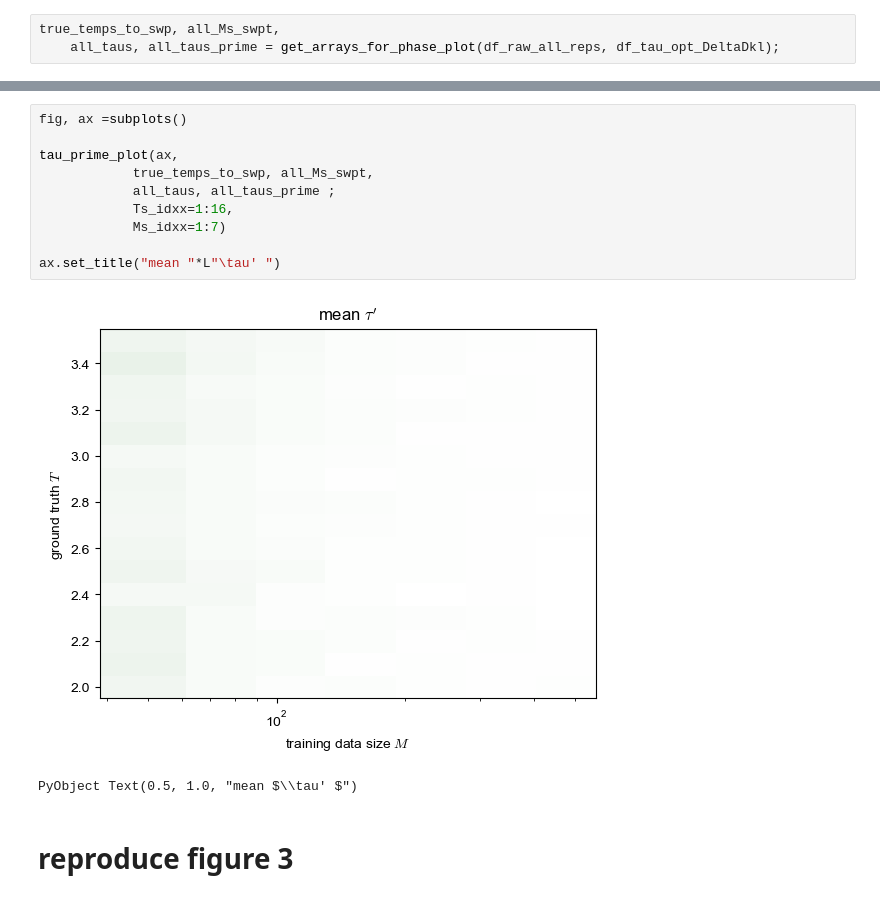
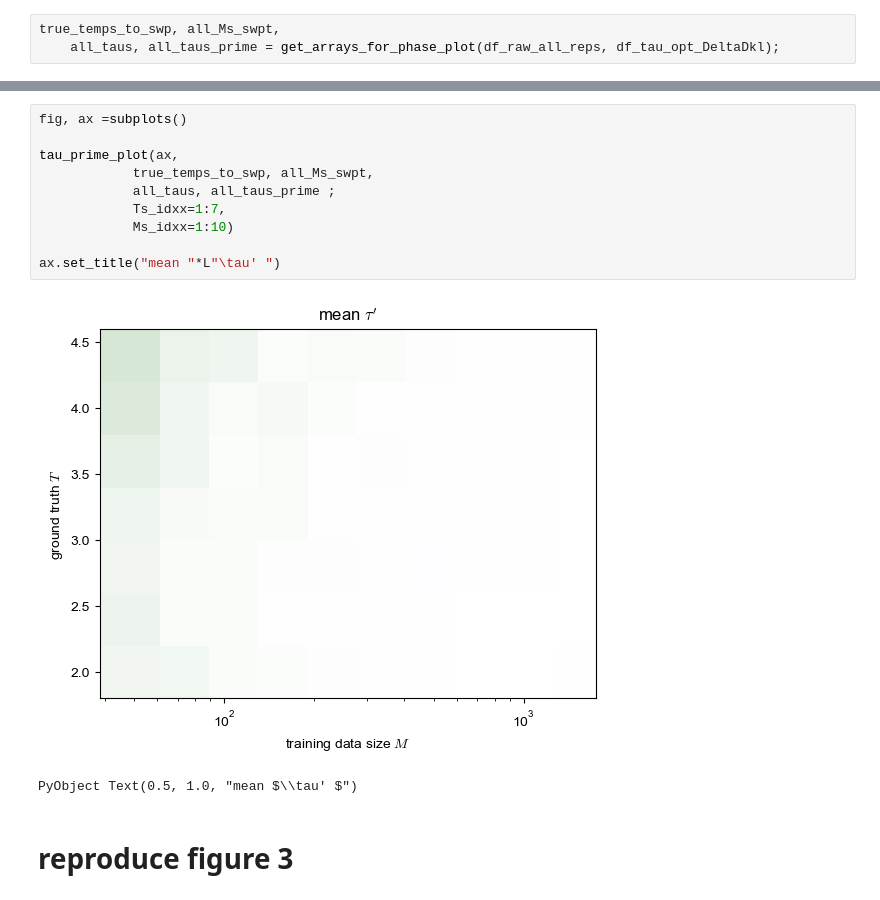
Before and after one commit to peter-fields/temp-tune, a Jupyter notebook: notebooks/sweep_nn_ising.ipynb, the cells around one changed output, grey strips where cells are left out. Cells and saved outputs as stored; diff of their text form.

```diff
--- a/notebooks/sweep_nn_ising.ipynb
+++ b/notebooks/sweep_nn_ising.ipynb
@@ -226,15 +244,15 @@ PyObject Text(0.5, 1.0, 'mean $\\tau^*$')
 # %%
 fig, ax =subplots()
 
 tau_prime_plot(ax,
             true_temps_to_swp, all_Ms_swpt,
             all_taus, all_taus_prime ;
-            Ts_idxx=1:16,
-            Ms_idxx=1:7)
+            Ts_idxx=1:7,
+            Ms_idxx=1:10)
 
 ax.set_title("mean "*L"\tau' ")
 # %% [output]
-[figure, old version]
+[figure, new version]
 PyObject Text(0.5, 1.0, "mean $\\tau' $")
 # %% [markdown]
 # reproduce figure 3
```
Also changed, not shown: parts of 8 cells of this notebook, 5 other files.
